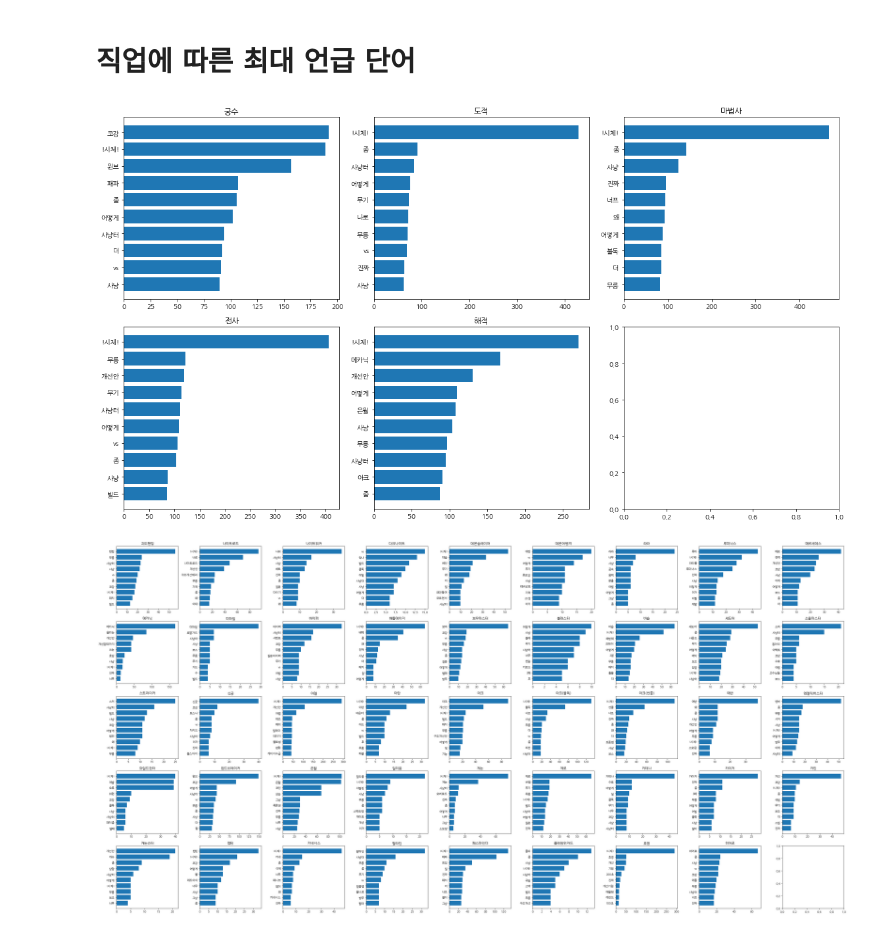
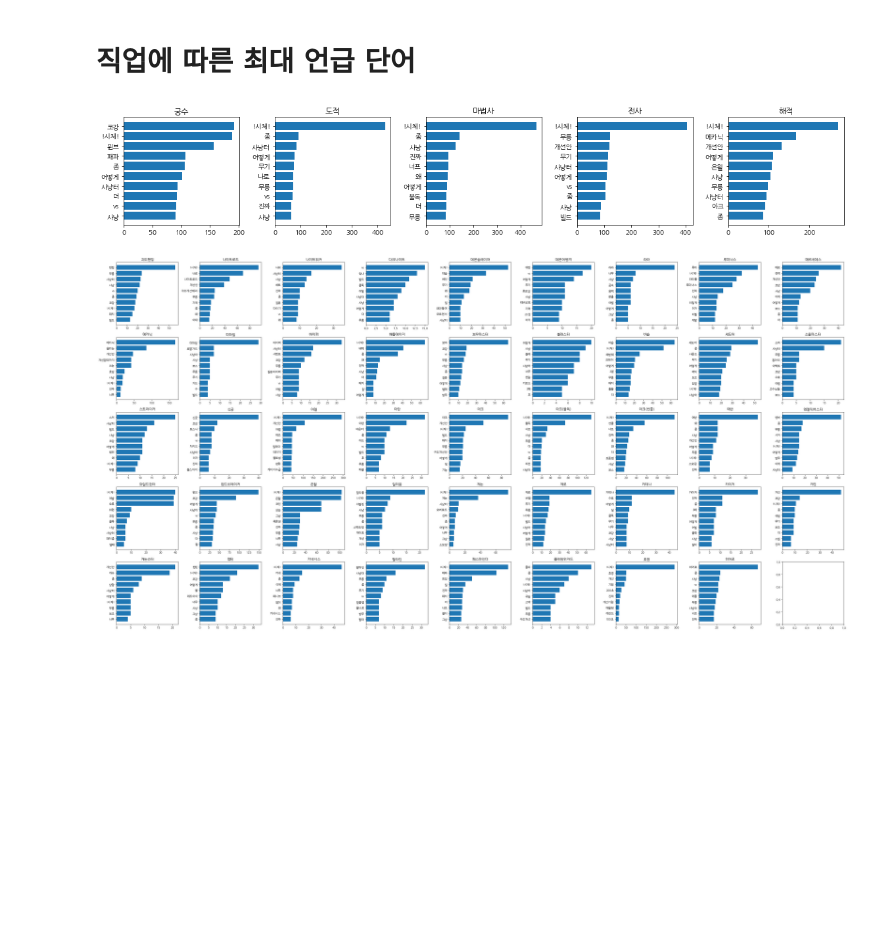
Before and after one commit to HideOnHouse/Inventory, a Jupyter notebook: eda_keyword.ipynb, the cells around one changed output. Cells and saved outputs as stored; diff of their text form; code cells hidden in the pictures; blank space fills up the shorter version.

```diff
--- a/eda_keyword.ipynb
+++ b/eda_keyword.ipynb
@@ -14,3 +12,5 @@ df = build_dataframe('./20221111')
+# %%
+df = pd.read_pickle('./20221111_df.pkl')
 # %%
 evt = get_event_date()
 # %%
@@ -44,18 +45,19 @@ plt.show()
 # %%
 word_per_category = word_cnt_by(df, by='category')
 # %%
-ncols = 3
-nrows = 2
-fig, axs = plt.subplots(ncols=ncols, nrows=nrows, figsize=(16, 9))
+ncols = 5
+nrows = 1
+fig, axs = plt.subplots(ncols=ncols, nrows=nrows, figsize=(16, 3))
 for idx, category in enumerate(word_per_category):
-    cur_ax = axs[idx // ncols][idx % ncols]
+    cur_ax = axs[idx % ncols]
     top_10 = sorted(word_per_category[category].items(), key=lambda x: x[1], reverse=True)[:10]
     cur_ax.set_title(category)
     cur_ax.barh(*zip(*top_10[::-1]))
 plt.tight_layout()
+plt.savefig("keyword_cat.svg")
 plt.show()
 # %% [output]
-[figure, old version]
+[figure, new version]
 # %%
 word_per_job = word_cnt_by(df, by='job')
 # %%
```
Also changed, not shown: parts of 11 cells of this notebook, 6 other files.
